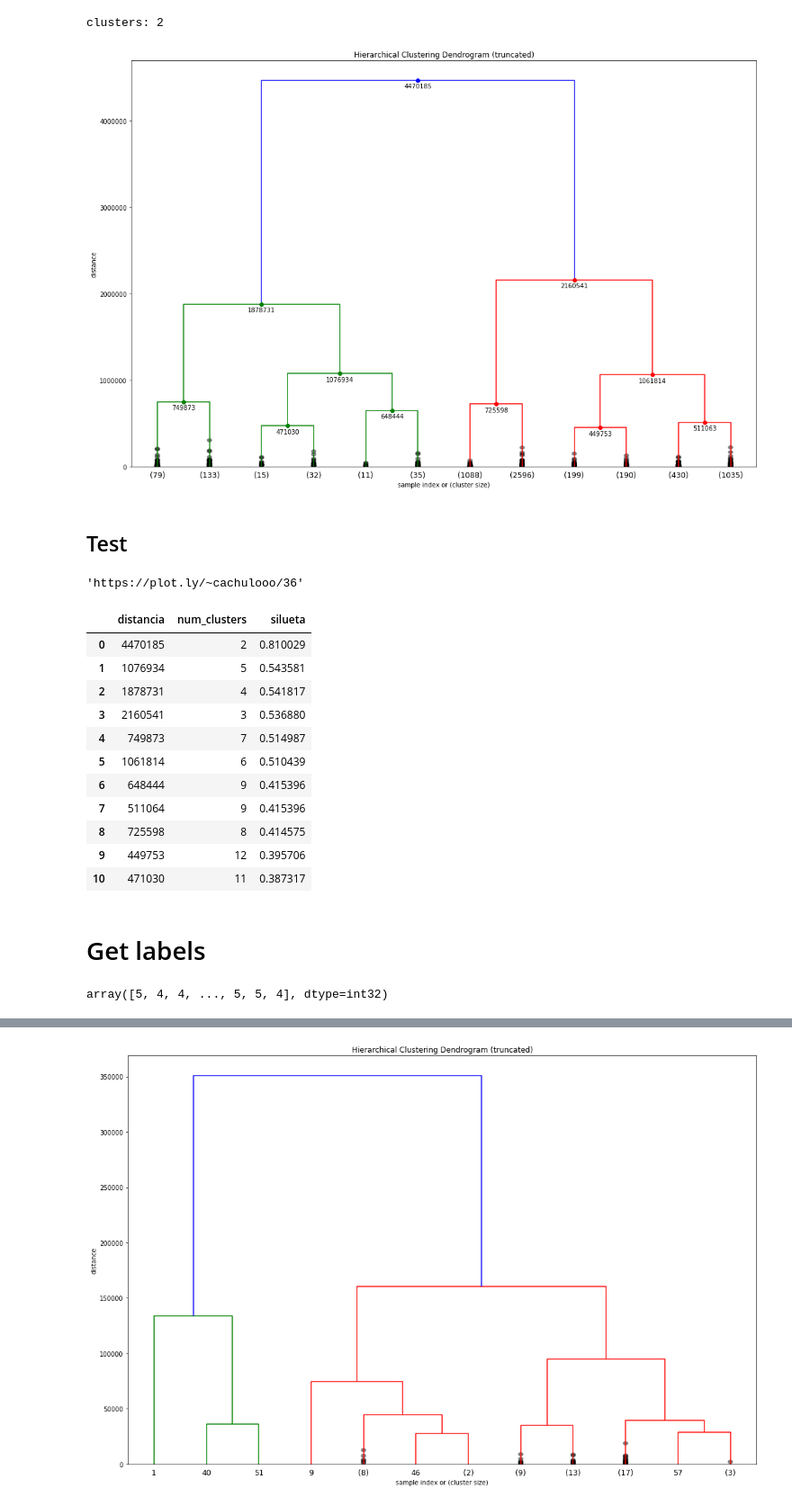
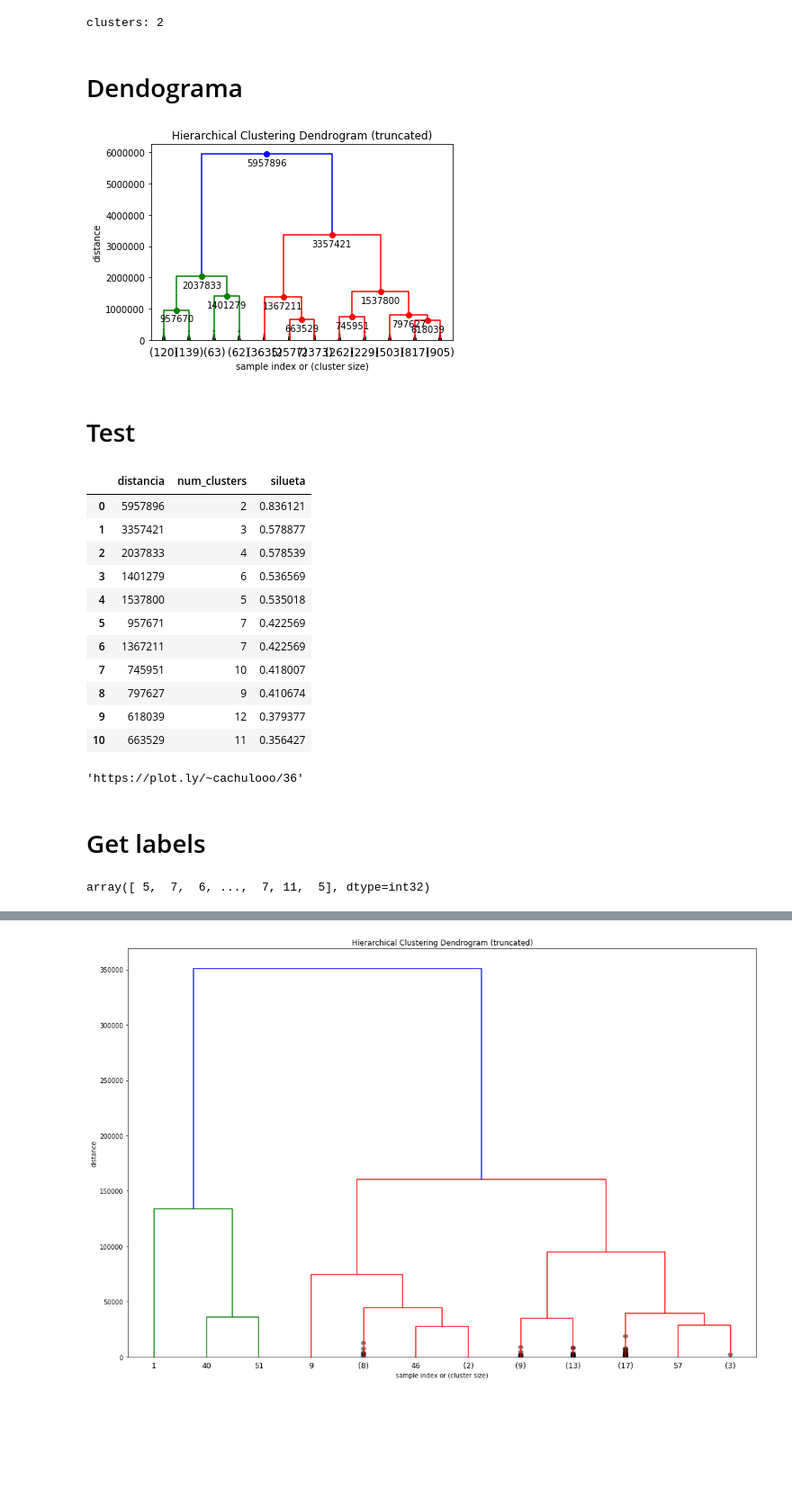
Before and after one commit to slotbite/Jupyter-Notebook, a Jupyter notebook: Modelos/Segmentacion de clientes/Clustering jerarquico.ipynb, the cells around one changed output, grey strips where cells are left out. Shown at 90% size. Cells and saved outputs as stored; diff of their text form; code cells hidden in the pictures; blank space fills up the shorter version.

```diff
--- a/Modelos/Segmentacion de clientes/Clustering jerarquico.ipynb
+++ b/Modelos/Segmentacion de clientes/Clustering jerarquico.ipynb
@@ -278,6 +280,7 @@ Index(['PRODUCT_ID', 'SUBSCRIPTION_ID', 'SUBSCRIBER_ID', 'COMUNA', 'TI', 'TI2',
 columnas=['SALDO_PROMEDIO', 'ROTACION_CARTERA','FACTURACION_PROMEDIO','TI', 'TI2',
           'TIPO_REPARTO', 'QUEJAS', 'DAÑOS', 'CORTES', 'RECLAMOS','COMUNA_ENC']
 # %%
-frac= 0.1
+frac= 0.02 # casi lento
 random = 42
 sample = df[columnas].sample(frac=frac )
+sample.shape
@@ -347,18 +338,36 @@ print("clusters:" , k)
 # %% [output]
 [figure]
 clusters: 2
+# %% [markdown]
+# Dendograma
 # %%
 ddata = fancy_dendrogram(
     mergings,
+    annotate_above=12,  # useful in small plots so annotations don't overlap
     truncate_mode='lastp',
     p=12,
+    show_contracted=True,
     leaf_font_size=12.,
-    show_contracted=True,
-    annotate_above=10,  # useful in small plots so annotations don't overlap
 )
 plt.show()
 # %% [output]
-[figure, old version]
+[figure, new version]
 # %% [markdown]
-## Test
+# Test
+# %%
+h_test = hierarchy_test(ddata) #.plot(x='num_clusters' , y='silueta')
+h_test
+# %% [output]
+|  | distancia | num_clusters | silueta |
+| 0 | 5957896 | 2 | 0.836121 |
+| 1 | 3357421 | 3 | 0.578877 |
+| 2 | 2037833 | 4 | 0.578539 |
+| 3 | 1401279 | 6 | 0.536569 |
+| 4 | 1537800 | 5 | 0.535018 |
+| 5 | 957671 | 7 | 0.422569 |
+| 6 | 1367211 | 7 | 0.422569 |
+| 7 | 745951 | 10 | 0.418007 |
+| 8 | 797627 | 9 | 0.410674 |
+| 9 | 618039 | 12 | 0.379377 |
+| 10 | 663529 | 11 | 0.356427 |
 # %%
@@ -366,21 +375,5 @@ py.plot(plot_test(hierarchy_test(ddata) ) , filename='multiple-axes-multiple')
 # %% [output]
 'https://plot.ly/~cachulooo/36'
-# %%
-hierarchy_test(ddata) #.plot(x='num_clusters' , y='silueta')
-#get_distances(ddata)
-# %% [output]
-|  | distancia | num_clusters | silueta |
-| 0 | 4470185 | 2 | 0.810029 |
-| 1 | 1076934 | 5 | 0.543581 |
-| 2 | 1878731 | 4 | 0.541817 |
-| 3 | 2160541 | 3 | 0.536880 |
-| 4 | 749873 | 7 | 0.514987 |
-| 5 | 1061814 | 6 | 0.510439 |
-| 6 | 648444 | 9 | 0.415396 |
-| 7 | 511064 | 9 | 0.415396 |
-| 8 | 725598 | 8 | 0.414575 |
-| 9 | 449753 | 12 | 0.395706 |
-| 10 | 471030 | 11 | 0.387317 |
 # %%
 # Solo de referencia
 # coef_s , num_clusters  =  single_silhouette_dendrogram( squareform(data_dist) , mergings   , 351161  )
@@ -389,11 +382,11 @@ hierarchy_test(ddata) #.plot(x='num_clusters' , y='silueta')
 # Get labels
 # %%
 from scipy.cluster.hierarchy import fcluster
-max_d = 1076934
+max_d = 663529
 clusters = fcluster(mergings, max_d, criterion='distance')
 clusters
 # %% [output]
-array([5, 4, 4, ..., 5, 5, 4], dtype=int32)
+array([ 5,  7,  6, ...,  7, 11,  5], dtype=int32)
 # %%
 labels= clusters
 # %%
```
Also changed, not shown: parts of 13 cells of this notebook, 1 other file.
